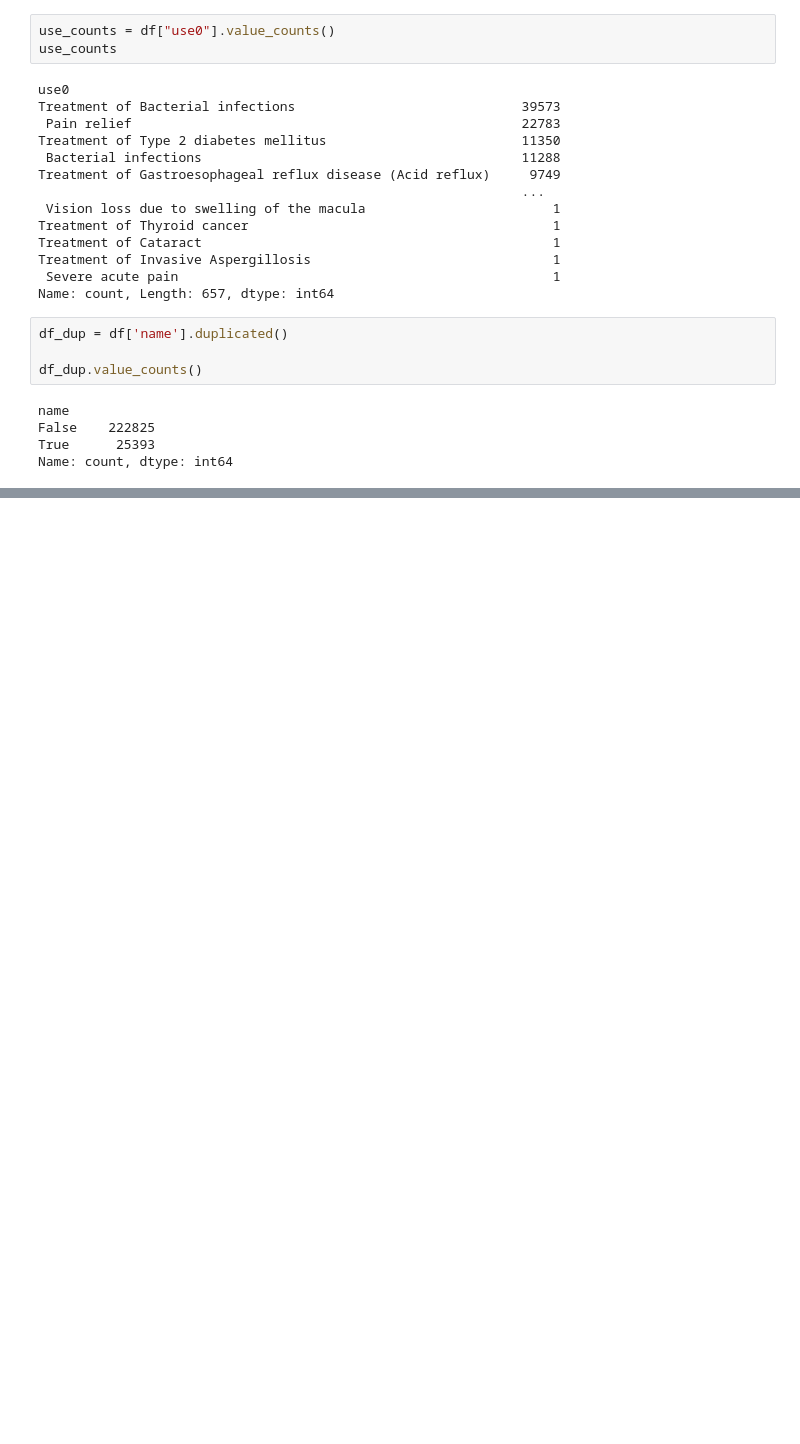
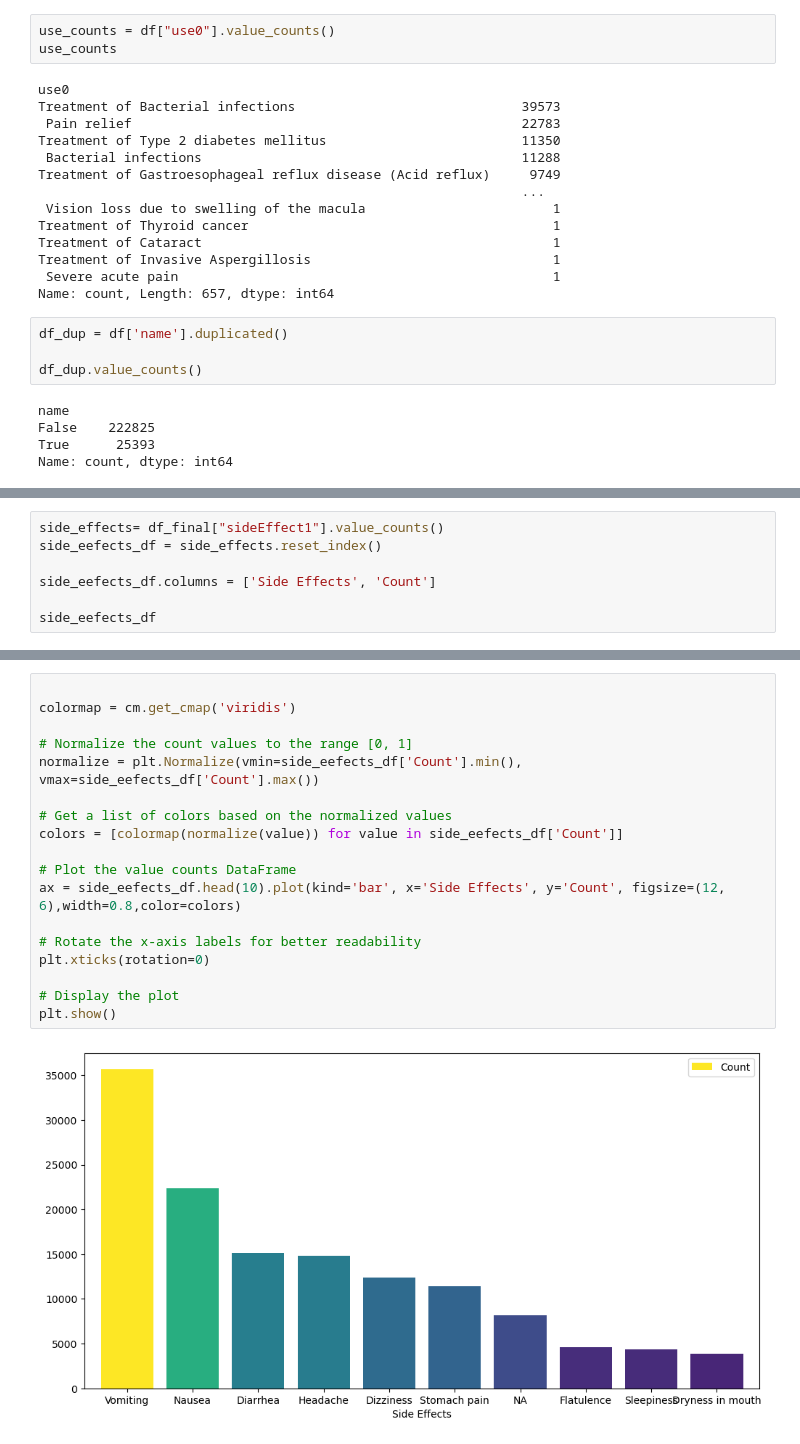
Before and after one commit to jakemcgraw83/project3Med_interactions, a Jupyter notebook: Exploring_data.ipynb, the cells around one changed output, grey strips where cells are left out. Saved outputs shown, nothing was run; the diff lists cells and outputs as text; blank space fills up the shorter version.

Commit message:
added graphs for data counts

```diff
--- a/Exploring_data.ipynb
+++ b/Exploring_data.ipynb
@@ -91,0 +101,7 @@ df_dup.to_csv("med_dataset_cleaned.csv", index=False)
+# %%
+side_effects= df_final["sideEffect1"].value_counts()
+side_eefects_df = side_effects.reset_index()
+
+side_eefects_df.columns = ['Side Effects', 'Count']
+
+side_eefects_df
@@ -91,0 +122,20 @@ df_dup.to_csv("med_dataset_cleaned.csv", index=False)
+# %%
+
+colormap = cm.get_cmap('viridis')
+
+# Normalize the count values to the range [0, 1]
+normalize = plt.Normalize(vmin=side_eefects_df['Count'].min(), vmax=side_eefects_df['Count'].max())
+
+# Get a list of colors based on the normalized values
+colors = [colormap(normalize(value)) for value in side_eefects_df['Count']]
+
+# Plot the value counts DataFrame
+ax = side_eefects_df.head(10).plot(kind='bar', x='Side Effects', y='Count', figsize=(12, 6),width=0.8,color=colors)
+
+# Rotate the x-axis labels for better readability
+plt.xticks(rotation=0)
+
+# Display the plot
+plt.show()
+# %% [output]
+[figure, added]
```
Also changed, not shown: parts of 9 cells of this notebook, 1 other file.
